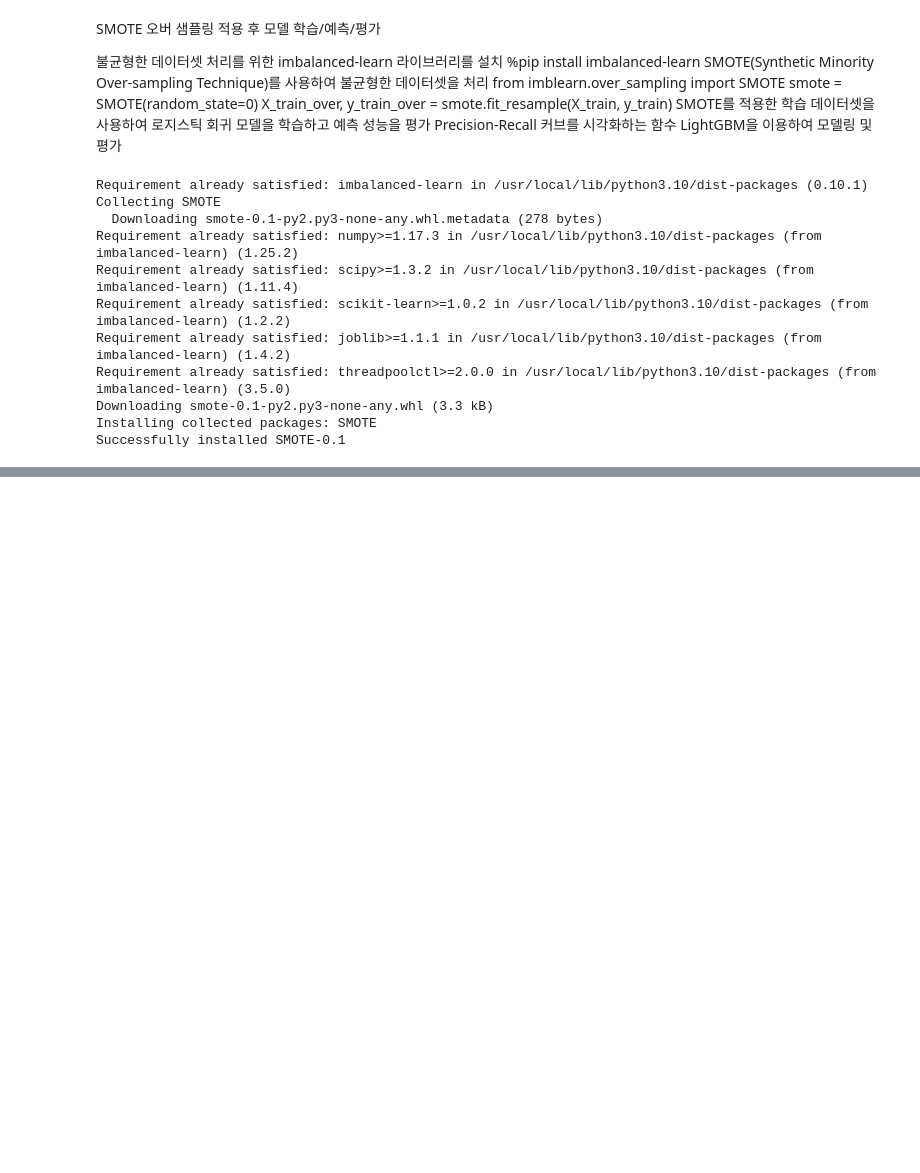
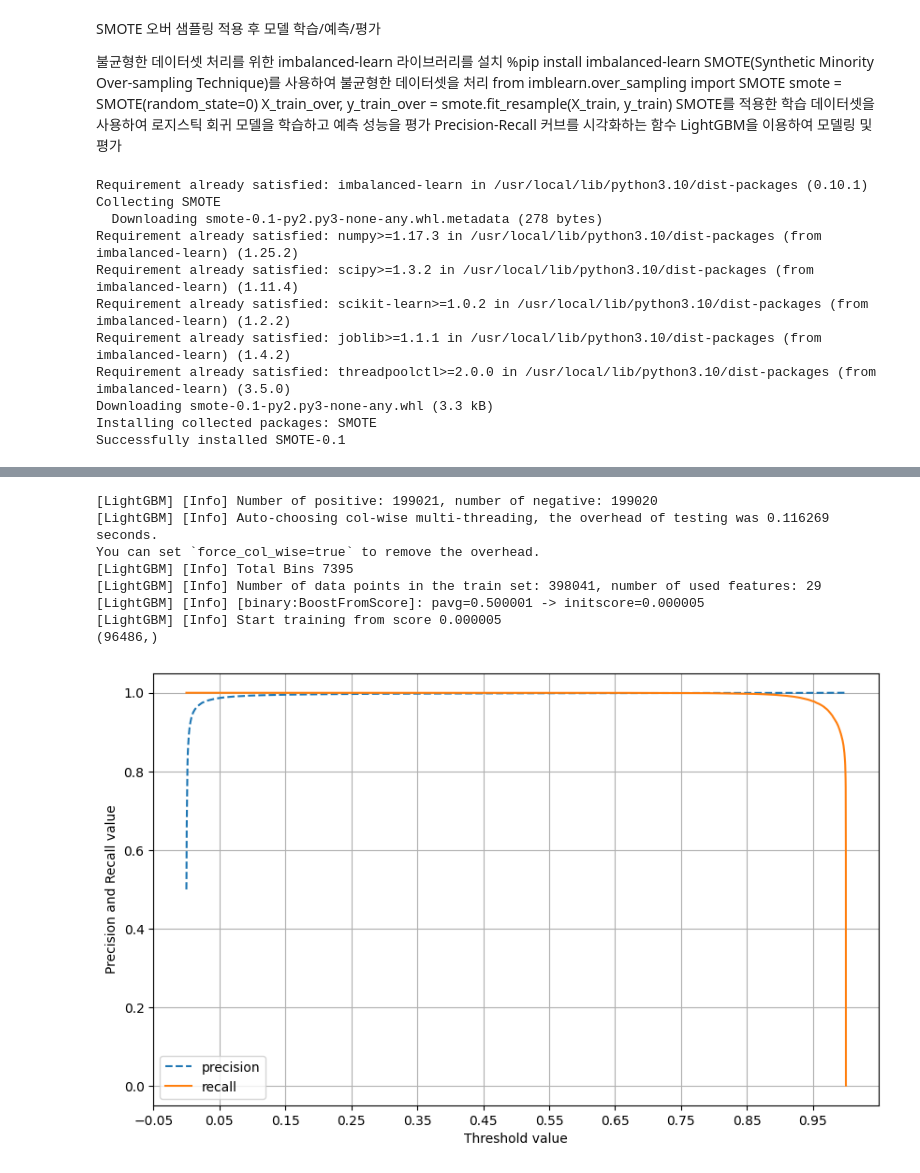
Before and after one commit to yk91412/kita_2404, a Jupyter notebook: m5_머신러닝/머신러닝/예측/ML_분류4_신용카드사기검사예측.ipynb, the cells around one changed output, grey strips where cells are left out. Drawn from its saved outputs; the diff is of its cells as text; code cells hidden in the pictures; blank space fills up the shorter version.

```diff
--- a/m5_머신러닝/머신러닝/예측/ML_분류4_신용카드사기검사예측.ipynb
+++ b/m5_머신러닝/머신러닝/예측/ML_분류4_신용카드사기검사예측.ipynb
@@ -431,40 +598,41 @@ Roc Auc : 0.4669
 # %%
 from sklearn.metrics import precision_recall_curve
 from sklearn.ensemble import RandomForestClassifier
 from sklearn.linear_model import LogisticRegression
 from sklearn.tree import DecisionTreeClassifier
 from sklearn.preprocessing import StandardScaler
 import xgboost as xgb
 from lightgbm import LGBMClassifier
 from xgboost import XGBClassifier
 from sklearn.model_selection import train_test_split
+import numpy as np
 def curve_plot(y_test, y_proba):
     precisions, recalls, thresholds = precision_recall_curve(y_test, y_proba)
     print(thresholds.shape)
     threshold_boundary = thresholds.shape[0]
     plt.figure(figsize=(10,6))
     plt.plot(thresholds, precisions[0:threshold_boundary],linestyle='--',label='precision')
     plt.plot(thresholds, recalls[0:threshold_boundary], label ='recall')
     start, end = plt.xlim() # 플롯의 x축의 현재 한계를 반환
     plt.xticks(np.round(np.arange(start,end,0.1),2))
 
     # x축, y축 label과 legend 그리고 grid 설정
     plt.xlabel('Threshold value'); plt.ylabel('Precision and Recall value')
     plt.legend(); plt.grid()
     plt.show()
 
-X = diabetes_data.drop('Outcome', axis=1)
-y = diabetes_data['Outcome']
 
-X_train, X_test, y_train, y_test = train_test_split(X ,y ,test_size =0.3, random_state = 42)
-
-scaler = StandardScaler()
-X_train = scaler.fit_transform(X_train)
-X_test = scaler.transform(X_test)
-
-
-random_forest_clf = RandomForestClassifier()
-random_forest_clf.fit(X_train,y_train)
-y_pred = random_forest_clf.predict(X_test)
-y_proba = random_forest_clf.predict_proba(X_test)[:,1]
+lgb_model.fit(X_train, y_train)
+y_pred = lgb_model.predict(X_test)
+y_proba = lgb_model.predict_proba(X_test)[:, 1]
 curve_plot(y_test, y_proba)
+# %% [output]
+[LightGBM] [Info] Number of positive: 199021, number of negative: 199020
+[LightGBM] [Info] Auto-choosing col-wise multi-threading, the overhead of testing was 0.116269 seconds.
+You can set `force_col_wise=true` to remove the overhead.
+[LightGBM] [Info] Total Bins 7395
+[LightGBM] [Info] Number of data points in the train set: 398041, number of used features: 29
+[LightGBM] [Info] [binary:BoostFromScore]: pavg=0.500001 -> initscore=0.000005
+[LightGBM] [Info] Start training from score 0.000005
+(96486,)
+[figure, added]
```
Also changed, not shown: parts of 12 cells of this notebook.
